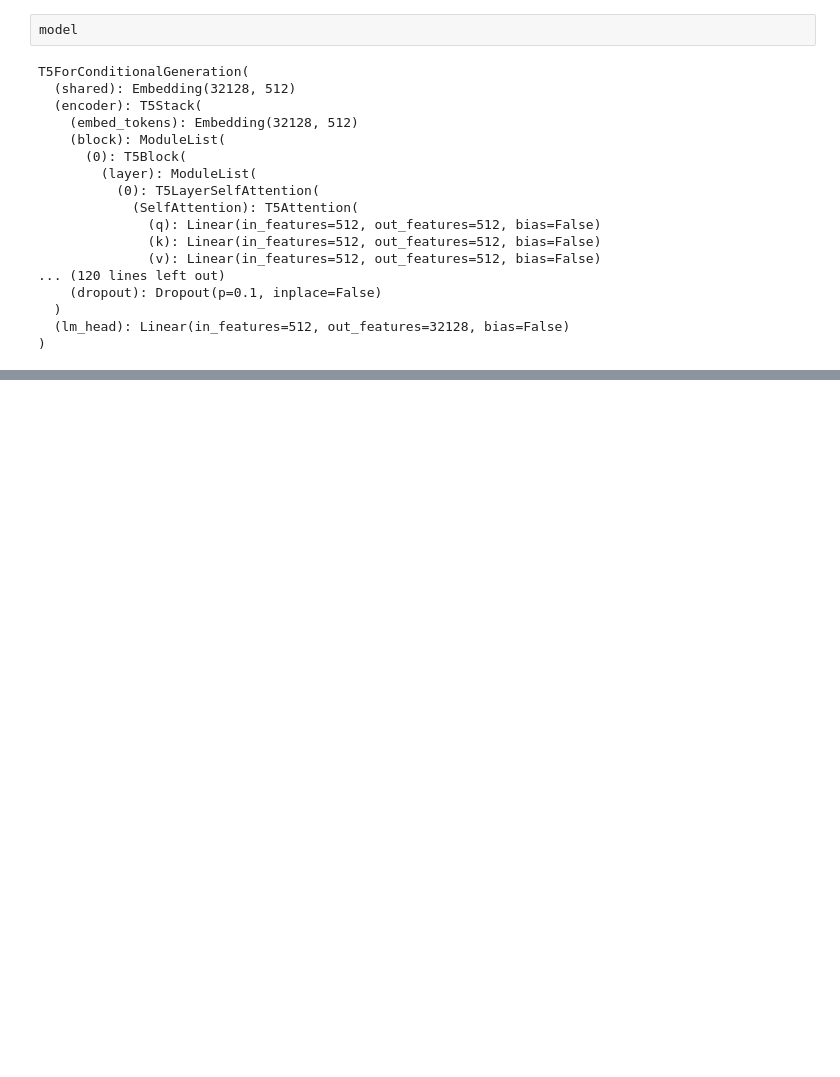
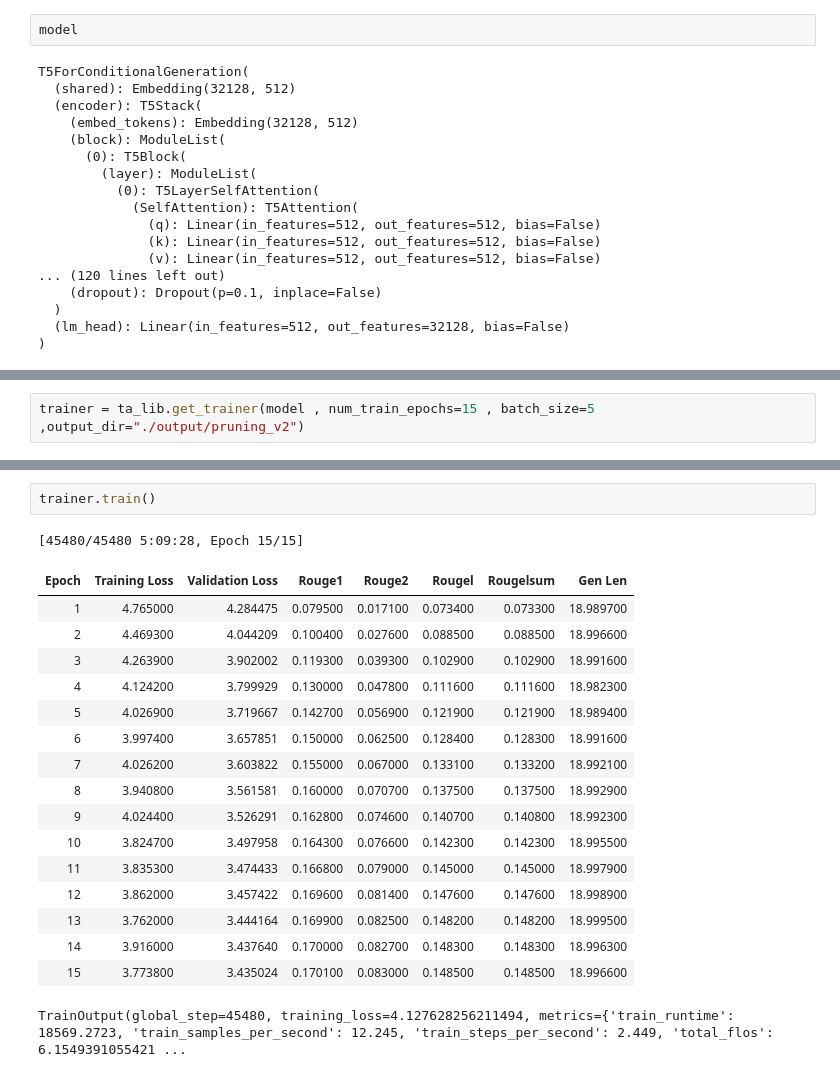
Before and after one commit to KeithLin724/NYCU-Data-Science-2024, a Jupyter notebook: HW4/try_pruning_torch.ipynb, the cells around one changed output, grey strips where cells are left out. Saved outputs shown, nothing was run; the diff lists cells and outputs as text; blank space fills up the shorter version.

```diff
--- a/HW4/try_pruning_torch.ipynb
+++ b/HW4/try_pruning_torch.ipynb
@@ -138,0 +282,2 @@ TALib.show_param_ratio(model)
+# %%
+trainer = ta_lib.get_trainer(model , num_train_epochs=15 , batch_size=5 ,output_dir="./output/pruning_v2")
@@ -138,0 +300,21 @@ TALib.show_param_ratio(model)
+# %%
+trainer.train()
+# %% [output]
+[45480/45480 5:09:28, Epoch 15/15]
+| Epoch | Training Loss | Validation Loss | Rouge1 | Rouge2 | Rougel | Rougelsum | Gen Len |
+| 1 | 4.765000 | 4.284475 | 0.079500 | 0.017100 | 0.073400 | 0.073300 | 18.989700 |
+| 2 | 4.469300 | 4.044209 | 0.100400 | 0.027600 | 0.088500 | 0.088500 | 18.996600 |
+| 3 | 4.263900 | 3.902002 | 0.119300 | 0.039300 | 0.102900 | 0.102900 | 18.991600 |
+| 4 | 4.124200 | 3.799929 | 0.130000 | 0.047800 | 0.111600 | 0.111600 | 18.982300 |
+| 5 | 4.026900 | 3.719667 | 0.142700 | 0.056900 | 0.121900 | 0.121900 | 18.989400 |
+| 6 | 3.997400 | 3.657851 | 0.150000 | 0.062500 | 0.128400 | 0.128300 | 18.991600 |
+| 7 | 4.026200 | 3.603822 | 0.155000 | 0.067000 | 0.133100 | 0.133200 | 18.992100 |
+| 8 | 3.940800 | 3.561581 | 0.160000 | 0.070700 | 0.137500 | 0.137500 | 18.992900 |
+| 9 | 4.024400 | 3.526291 | 0.162800 | 0.074600 | 0.140700 | 0.140800 | 18.992300 |
+| 10 | 3.824700 | 3.497958 | 0.164300 | 0.076600 | 0.142300 | 0.142300 | 18.995500 |
+| 11 | 3.835300 | 3.474433 | 0.166800 | 0.079000 | 0.145000 | 0.145000 | 18.997900 |
+| 12 | 3.862000 | 3.457422 | 0.169600 | 0.081400 | 0.147600 | 0.147600 | 18.998900 |
+| 13 | 3.762000 | 3.444164 | 0.169900 | 0.082500 | 0.148200 | 0.148200 | 18.999500 |
+| 14 | 3.916000 | 3.437640 | 0.170000 | 0.082700 | 0.148300 | 0.148300 | 18.996300 |
+| 15 | 3.773800 | 3.435024 | 0.170100 | 0.083000 | 0.148500 | 0.148500 | 18.996600 |
+TrainOutput(global_step=45480, training_loss=4.127628256211494, metrics={'train_runtime': 18569.2723, 'train_samples_per_second': 12.245, 'train_steps_per_second': 2.449, 'total_flos': 6.1549391055421 ...
```
Also changed, not shown: parts of 42 cells of this notebook, 2 other files.
